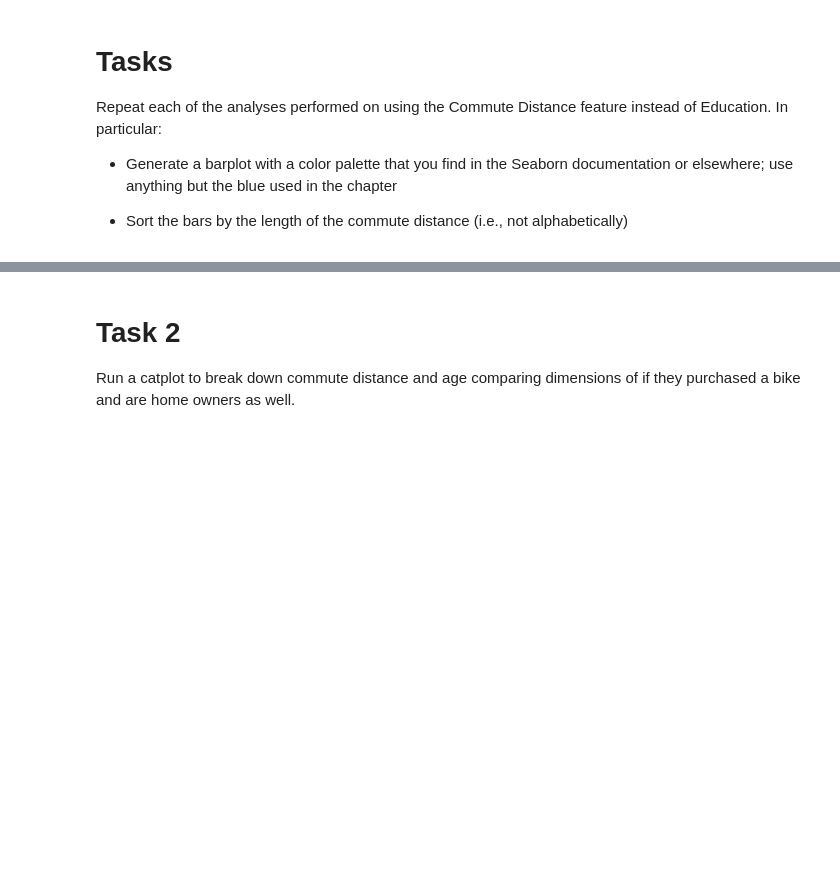
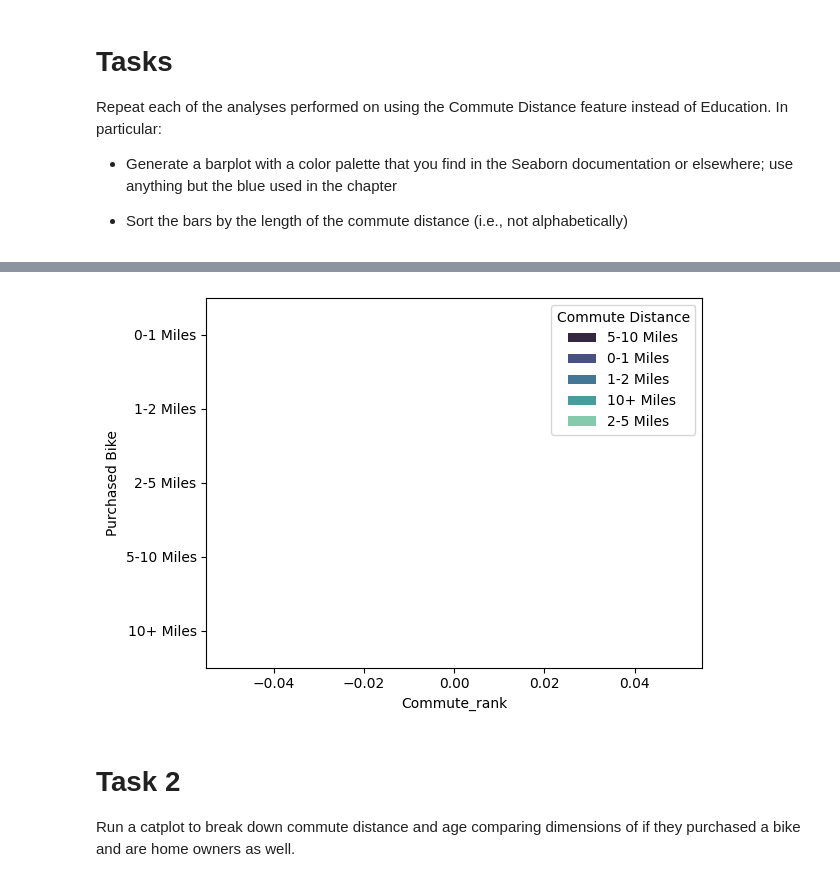
Before and after one commit to skous2/IS-505-Code, a Jupyter notebook: Day18-Workout_Blank-Bivariate Viz_NC.ipynb, the cells around one changed output, grey strips where cells are left out. Drawn from its saved outputs; the diff is of its cells as text; code cells hidden in the pictures; blank space fills up the shorter version.

```diff
--- a/Day18-Workout_Blank-Bivariate Viz_NC.ipynb
+++ b/Day18-Workout_Blank-Bivariate Viz_NC.ipynb
@@ -63,3 +67,10 @@ Repeat each of the analyses performed on using the Commute Distance feature inst
+# %%
+sns.barplot(df, x = 'Commute_rank', y = 'Purchased Bike',
+            hue = 'Commute Distance', palette = 'mako',
+            order= ['0-1 Miles', '1-2 Miles', '2-5 Miles', '5-10 Miles', '10+ Miles'],
+            orient='h');
+# %% [output]
+[figure, added]
 # %% [markdown]
 # Task 2
 
```
Also changed, not shown: parts of 1 cell of this notebook.
